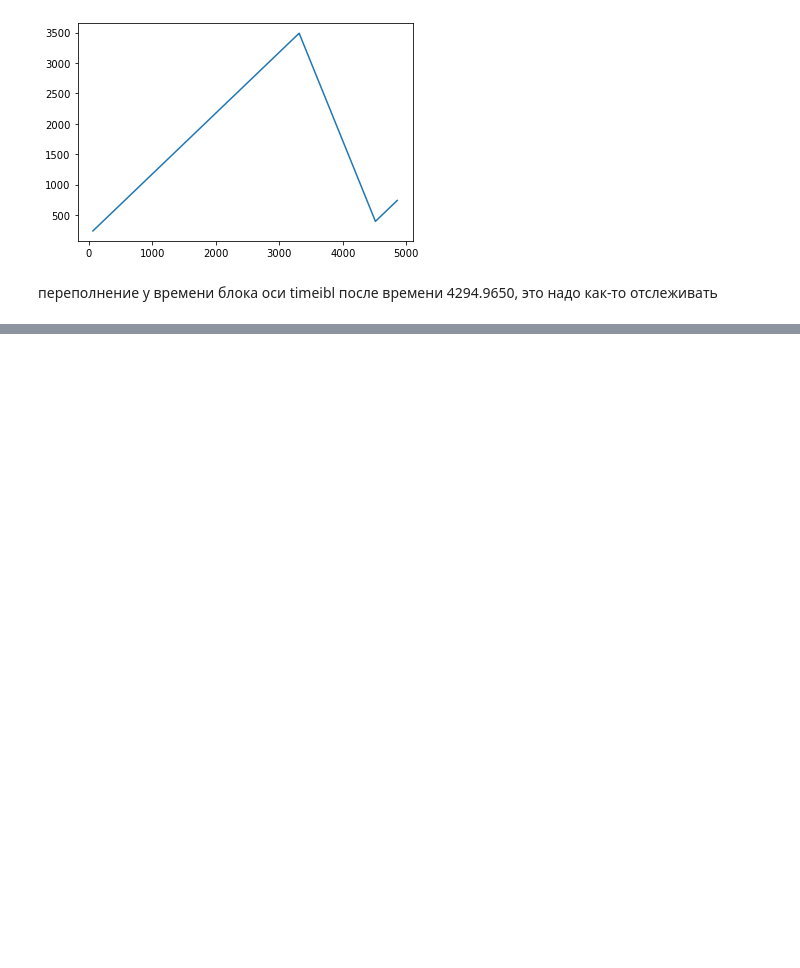
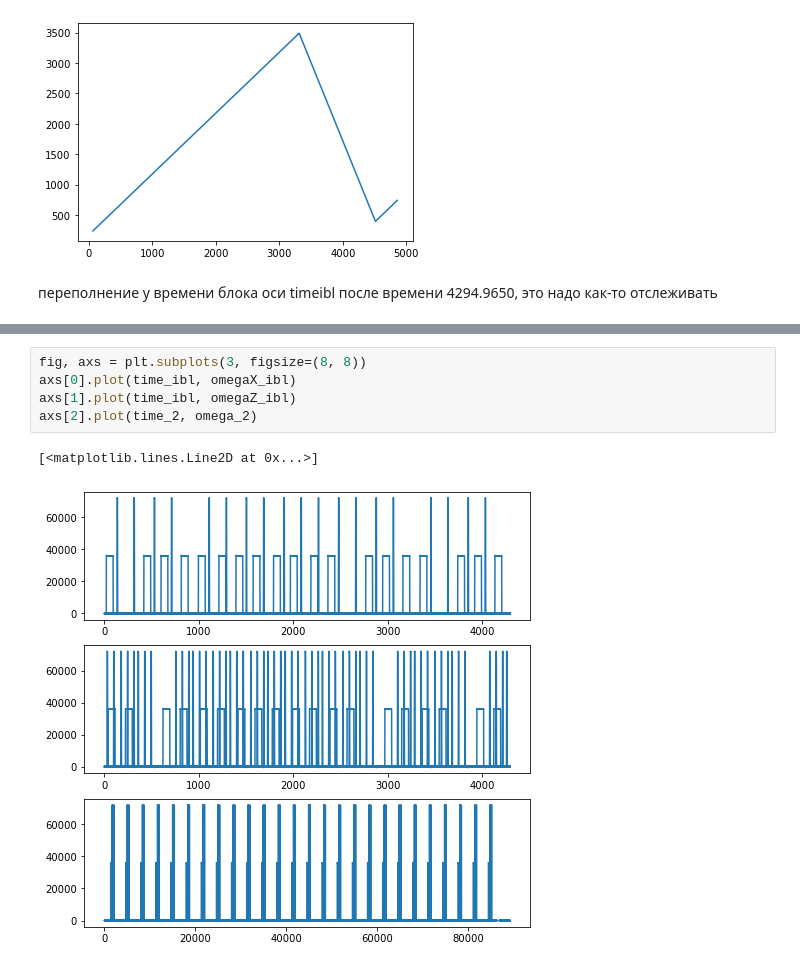
Before and after one commit to lubluchipsy/calibrovka, a Jupyter notebook: времена.ipynb, the cells around one changed output, grey strips where cells are left out. Saved outputs shown, nothing was run; the diff lists cells and outputs as text; blank space fills up the shorter version.

```diff
--- a/времена.ipynb
+++ b/времена.ipynb
@@ -205,0 +200,8 @@ plt.plot(time1, timeibl)
+# %%
+fig, axs = plt.subplots(3, figsize=(8, 8))
+axs[0].plot(time_ibl, omegaX_ibl)
+axs[1].plot(time_ibl, omegaZ_ibl)
+axs[2].plot(time_2, omega_2)
+# %% [output]
+[<matplotlib.lines.Line2D at 0x...>]
+[figure, added]
```
Also changed, not shown: parts of 7 cells of this notebook.
